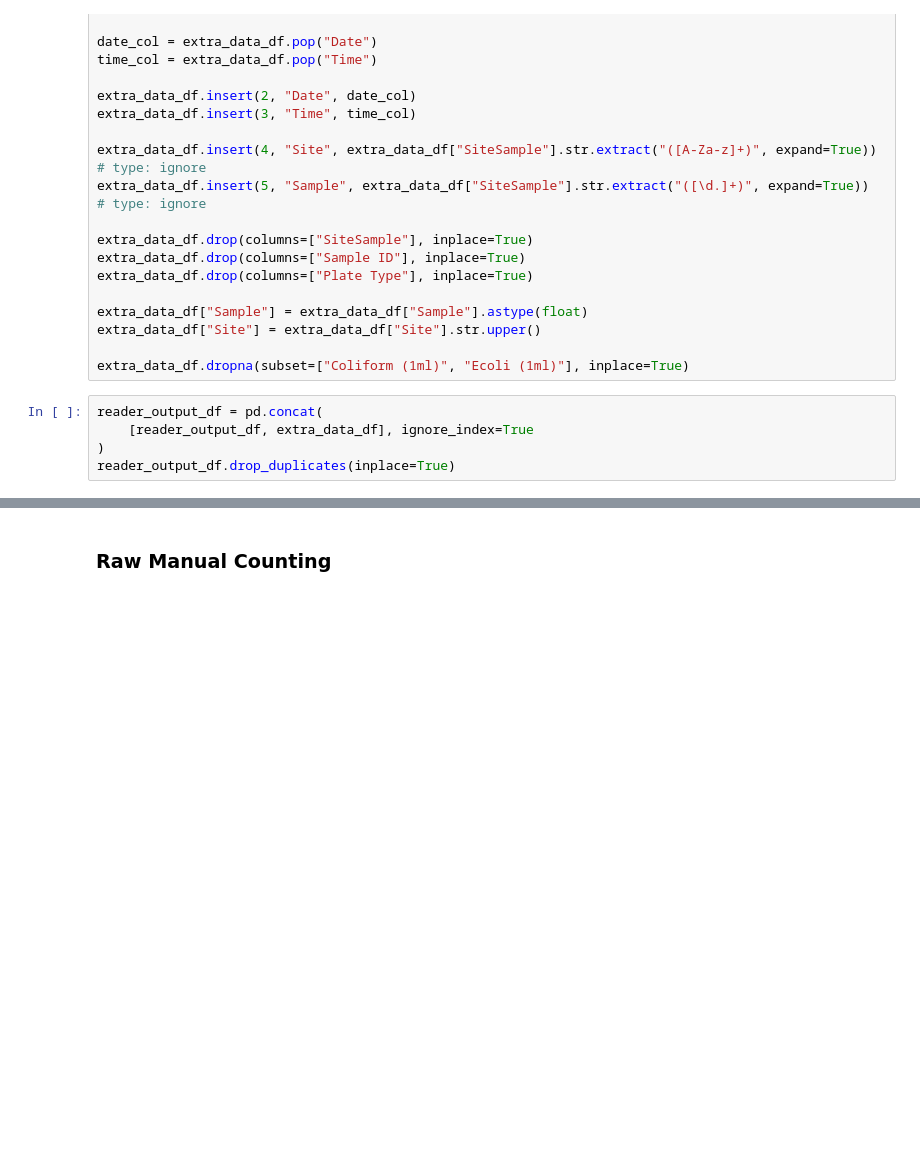
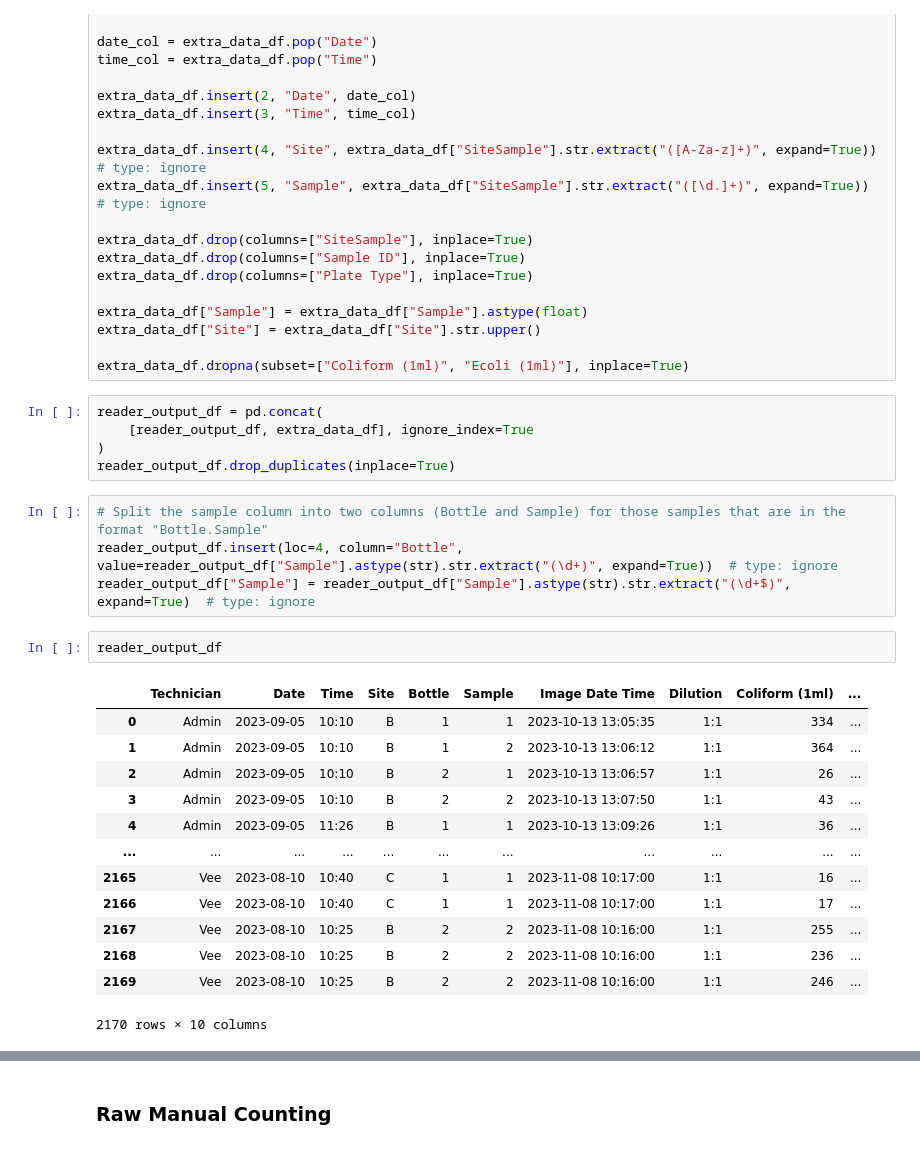
Before and after one commit to MassimilianoArca/Thames-Ecoli, a Jupyter notebook: thames/data_preprocessing/ecoli_dataset.ipynb, the cells around one changed output, grey strips where cells are left out. Saved outputs shown, nothing was run; the diff lists cells and outputs as text; blank space fills up the shorter version.

```diff
--- a/thames/data_preprocessing/ecoli_dataset.ipynb
+++ b/thames/data_preprocessing/ecoli_dataset.ipynb
@@ -215,3 +299,23 @@ reader_output_df = pd.concat(
     [reader_output_df, extra_data_df], ignore_index=True
 )
 reader_output_df.drop_duplicates(inplace=True)
+# %%
+# Split the sample column into two columns (Bottle and Sample) for those samples that are in the format "Bottle.Sample"
+reader_output_df.insert(loc=4, column="Bottle", value=reader_output_df["Sample"].astype(str).str.extract("(\d+)", expand=True))  # type: ignore
+reader_output_df["Sample"] = reader_output_df["Sample"].astype(str).str.extract("(\d+$)", expand=True)  # type: ignore
+# %%
+reader_output_df
+# %% [output]
+|  | Technician | Date | Time | Site | Bottle | Sample | Image Date Time | Dilution | Coliform (1ml) | ... |
+| 0 | Admin | 2023-09-05 | 10:10 | B | 1 | 1 | 2023-10-13 13:05:35 | 1:1 | 334 | ... |
+| 1 | Admin | 2023-09-05 | 10:10 | B | 1 | 2 | 2023-10-13 13:06:12 | 1:1 | 364 | ... |
+| 2 | Admin | 2023-09-05 | 10:10 | B | 2 | 1 | 2023-10-13 13:06:57 | 1:1 | 26 | ... |
+| 3 | Admin | 2023-09-05 | 10:10 | B | 2 | 2 | 2023-10-13 13:07:50 | 1:1 | 43 | ... |
+| 4 | Admin | 2023-09-05 | 11:26 | B | 1 | 1 | 2023-10-13 13:09:26 | 1:1 | 36 | ... |
+| ... | ... | ... | ... | ... | ... | ... | ... | ... | ... | ... |
+| 2165 | Vee | 2023-08-10 | 10:40 | C | 1 | 1 | 2023-11-08 10:17:00 | 1:1 | 16 | ... |
+| 2166 | Vee | 2023-08-10 | 10:40 | C | 1 | 1 | 2023-11-08 10:17:00 | 1:1 | 17 | ... |
+| 2167 | Vee | 2023-08-10 | 10:25 | B | 2 | 2 | 2023-11-08 10:16:00 | 1:1 | 255 | ... |
+| 2168 | Vee | 2023-08-10 | 10:25 | B | 2 | 2 | 2023-11-08 10:16:00 | 1:1 | 236 | ... |
+| 2169 | Vee | 2023-08-10 | 10:25 | B | 2 | 2 | 2023-11-08 10:16:00 | 1:1 | 246 | ... |
+2170 rows × 10 columns
```
Also changed, not shown: parts of 34 cells of this notebook, 4 other files.
